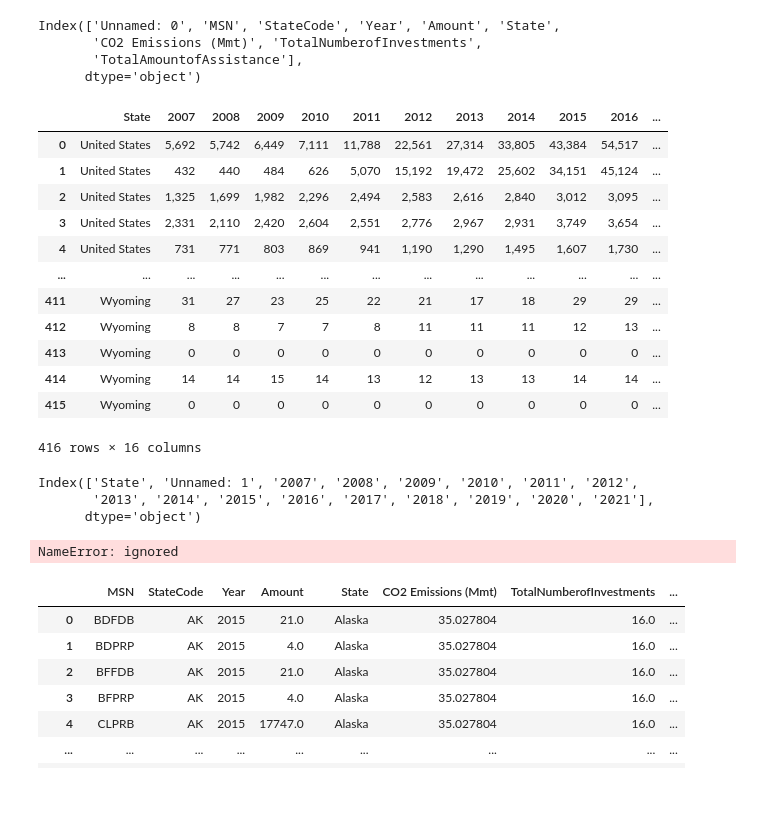
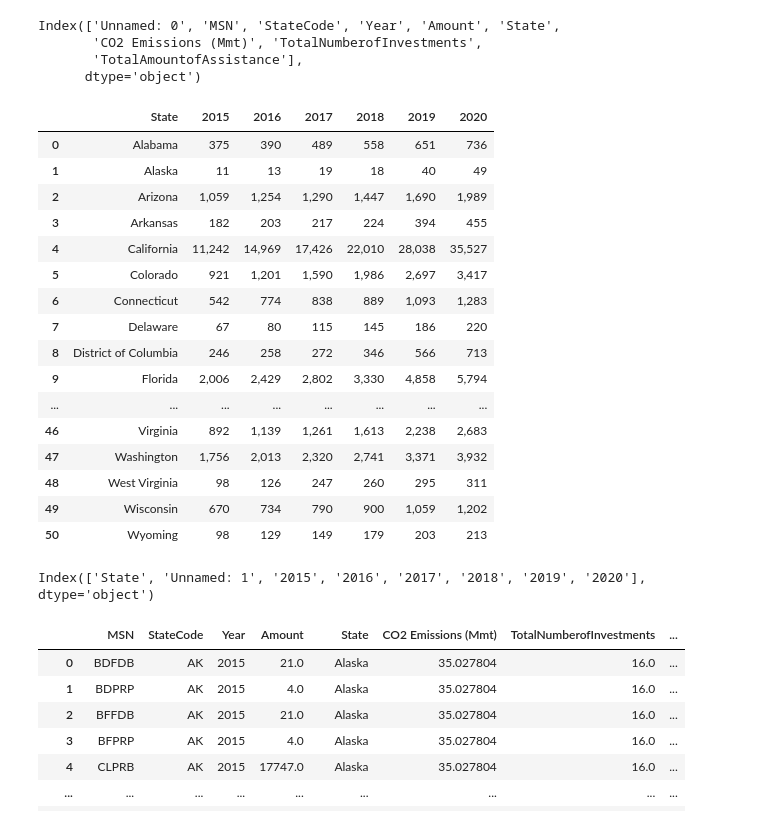
Before and after one commit to alisonqiu/-Fueling-Clean-Initiatives, a Jupyter notebook: final_datathon_notebook.ipynb, the cells around one changed output. Saved outputs shown, nothing was run; the diff lists cells and outputs as text; code cells hidden in the pictures; blank space fills up the shorter version.

```diff
--- a/final_datathon_notebook.ipynb
+++ b/final_datathon_notebook.ipynb
@@ -120,29 +120,31 @@ Index(['Unnamed: 0', 'MSN', 'StateCode', 'Year', 'Amount', 'State',
       dtype='object')
 # %%
 # supplemental dataset
-#ev = pd.read_csv("/content/drive/MyDrive/Classroom/Alternative Fuel Stations Count.csv")
-ev = pd.read_csv("/content/drive/MyDrive/Datathon2023/ASFuelCountCSV.csv")
+ev = pd.read_csv("/content/drive/MyDrive/Classroom/Alternative Fuel Stations Count.csv")
+# ev = pd.read_csv("/content/drive/MyDrive/Datathon2023/ASFuelCountCSV.csv")
 ev.drop(columns = "Unnamed: 1")
 # %% [output]
-|  | State | 2007 | 2008 | 2009 | 2010 | 2011 | 2012 | 2013 | 2014 | 2015 | 2016 | ... |
-| 0 | United States | 5,692 | 5,742 | 6,449 | 7,111 | 11,788 | 22,561 | 27,314 | 33,805 | 43,384 | 54,517 | ... |
-| 1 | United States | 432 | 440 | 484 | 626 | 5,070 | 15,192 | 19,472 | 25,602 | 34,151 | 45,124 | ... |
-| 2 | United States | 1,325 | 1,699 | 1,982 | 2,296 | 2,494 | 2,583 | 2,616 | 2,840 | 3,012 | 3,095 | ... |
-| 3 | United States | 2,331 | 2,110 | 2,420 | 2,604 | 2,551 | 2,776 | 2,967 | 2,931 | 3,749 | 3,654 | ... |
-| 4 | United States | 731 | 771 | 803 | 869 | 941 | 1,190 | 1,290 | 1,495 | 1,607 | 1,730 | ... |
-| ... | ... | ... | ... | ... | ... | ... | ... | ... | ... | ... | ... | ... |
-| 411 | Wyoming | 31 | 27 | 23 | 25 | 22 | 21 | 17 | 18 | 29 | 29 | ... |
-| 412 | Wyoming | 8 | 8 | 7 | 7 | 8 | 11 | 11 | 11 | 12 | 13 | ... |
-| 413 | Wyoming | 0 | 0 | 0 | 0 | 0 | 0 | 0 | 0 | 0 | 0 | ... |
-| 414 | Wyoming | 14 | 14 | 15 | 14 | 13 | 12 | 13 | 13 | 14 | 14 | ... |
-| 415 | Wyoming | 0 | 0 | 0 | 0 | 0 | 0 | 0 | 0 | 0 | 0 | ... |
+|  | State | 2015 | 2016 | 2017 | 2018 | 2019 | 2020 |
+| 0 | Alabama | 375 | 390 | 489 | 558 | 651 | 736 |
+| 1 | Alaska | 11 | 13 | 19 | 18 | 40 | 49 |
+| 2 | Arizona | 1,059 | 1,254 | 1,290 | 1,447 | 1,690 | 1,989 |
+| 3 | Arkansas | 182 | 203 | 217 | 224 | 394 | 455 |
+| 4 | California | 11,242 | 14,969 | 17,426 | 22,010 | 28,038 | 35,527 |
+| 5 | Colorado | 921 | 1,201 | 1,590 | 1,986 | 2,697 | 3,417 |
+| 6 | Connecticut | 542 | 774 | 838 | 889 | 1,093 | 1,283 |
+| 7 | Delaware | 67 | 80 | 115 | 145 | 186 | 220 |
+| 8 | District of Columbia | 246 | 258 | 272 | 346 | 566 | 713 |
+| 9 | Florida | 2,006 | 2,429 | 2,802 | 3,330 | 4,858 | 5,794 |
+| ... | ... | ... | ... | ... | ... | ... | ... |
+| 46 | Virginia | 892 | 1,139 | 1,261 | 1,613 | 2,238 | 2,683 |
+| 47 | Washington | 1,756 | 2,013 | 2,320 | 2,741 | 3,371 | 3,932 |
+| 48 | West Virginia | 98 | 126 | 247 | 260 | 295 | 311 |
+| 49 | Wisconsin | 670 | 734 | 790 | 900 | 1,059 | 1,202 |
+| 50 | Wyoming | 98 | 129 | 149 | 179 | 203 | 213 |
-416 rows × 16 columns
 # %%
 ev.columns
 # %% [output]
-Index(['State', 'Unnamed: 1', '2007', '2008', '2009', '2010', '2011', '2012',
-       '2013', '2014', '2015', '2016', '2017', '2018', '2019', '2020', '2021'],
-      dtype='object')
+Index(['State', 'Unnamed: 1', '2015', '2016', '2017', '2018', '2019', '2020'], dtype='object')
 # %%
 # function for processing test data
 def process_test(df,ev):
@@ -161,15 +163,11 @@ def process_test(df,ev):
 # %%
 # combine with supplemental data
 df = pd.merge(df, ev, on='State')
-df["ev_count"] = df.apply(lambda x: x[str(x["Year"])], axis =1)
 df["ev_count"] = df["ev_count"].apply(lambda x: x.replace(',',''))
 df.dropna()
-df.drop(columns = ["Unnamed: 1","Unnamed: 0",	'2015', '2016', '2017', '2018', '2019', '2020'], inplace = True)
+df.drop(columns = ["Unnamed: 1",	'2015', '2016', '2017', '2018', '2019', '2020'], inplace = True)
 # this is the final data frame we decided to use for training data
-#df.to_csv("/content/drive/MyDrive/Classroom/df_noconcate.csv",index=False)
-df.to_csv("/content/drive/MyDrive/Datathon2023/ASFuelCountCSV.csv",index=False)
+df.to_csv("/content/drive/MyDrive/Classroom/df_noconcate.csv",index=False)
-# %% [output]
-NameError: ignored
 # %%
 df
 # %% [output]
```
Also changed, not shown: parts of 11 cells of this notebook.
